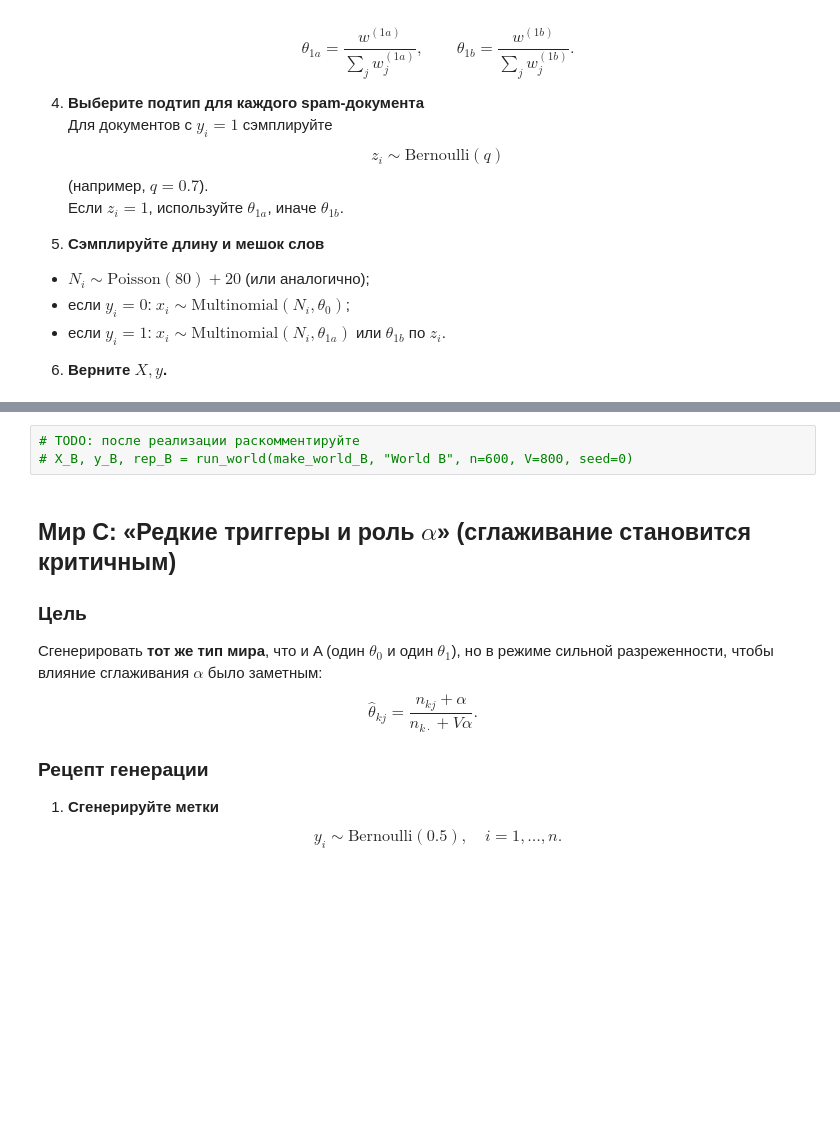
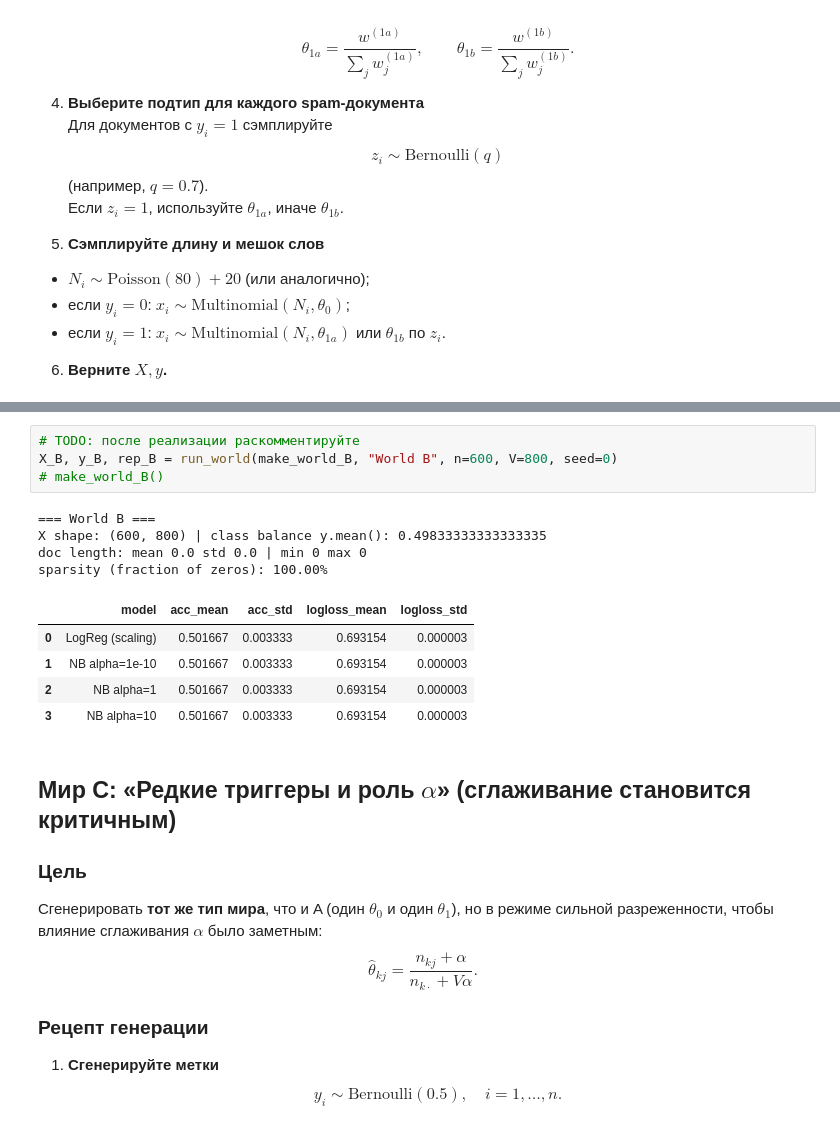
Before and after one commit to DmytryPan/ml-math-base-course, a Jupyter notebook: lab-03/Lab03.ipynb, the cells around one changed output, grey strips where cells are left out. Cells and saved outputs as stored; diff of their text form; blank space fills up the shorter version.

```diff
--- a/lab-03/Lab03.ipynb
+++ b/lab-03/Lab03.ipynb
@@ -200,6 +296,17 @@ def make_world_B(*, n=600, V=800, random_state=0):
 # %%
 # TODO: после реализации раскомментируйте
-# X_B, y_B, rep_B = run_world(make_world_B, "World B", n=600, V=800, seed=0)
+X_B, y_B, rep_B = run_world(make_world_B, "World B", n=600, V=800, seed=0)
+# make_world_B()
+# %% [output]
+=== World B ===
+X shape: (600, 800) | class balance y.mean(): 0.49833333333333335
+doc length: mean 0.0 std 0.0 | min 0 max 0
+sparsity (fraction of zeros): 100.00%
+|  | model | acc_mean | acc_std | logloss_mean | logloss_std |
+| 0 | LogReg (scaling) | 0.501667 | 0.003333 | 0.693154 | 0.000003 |
+| 1 | NB alpha=1e-10 | 0.501667 | 0.003333 | 0.693154 | 0.000003 |
+| 2 | NB alpha=1 | 0.501667 | 0.003333 | 0.693154 | 0.000003 |
+| 3 | NB alpha=10 | 0.501667 | 0.003333 | 0.693154 | 0.000003 |
 # %% [markdown]
 ## Мир C: «Редкие триггеры и роль $\alpha$» (сглаживание становится критичным)
 
```
Also changed, not shown: parts of 5 cells of this notebook.
